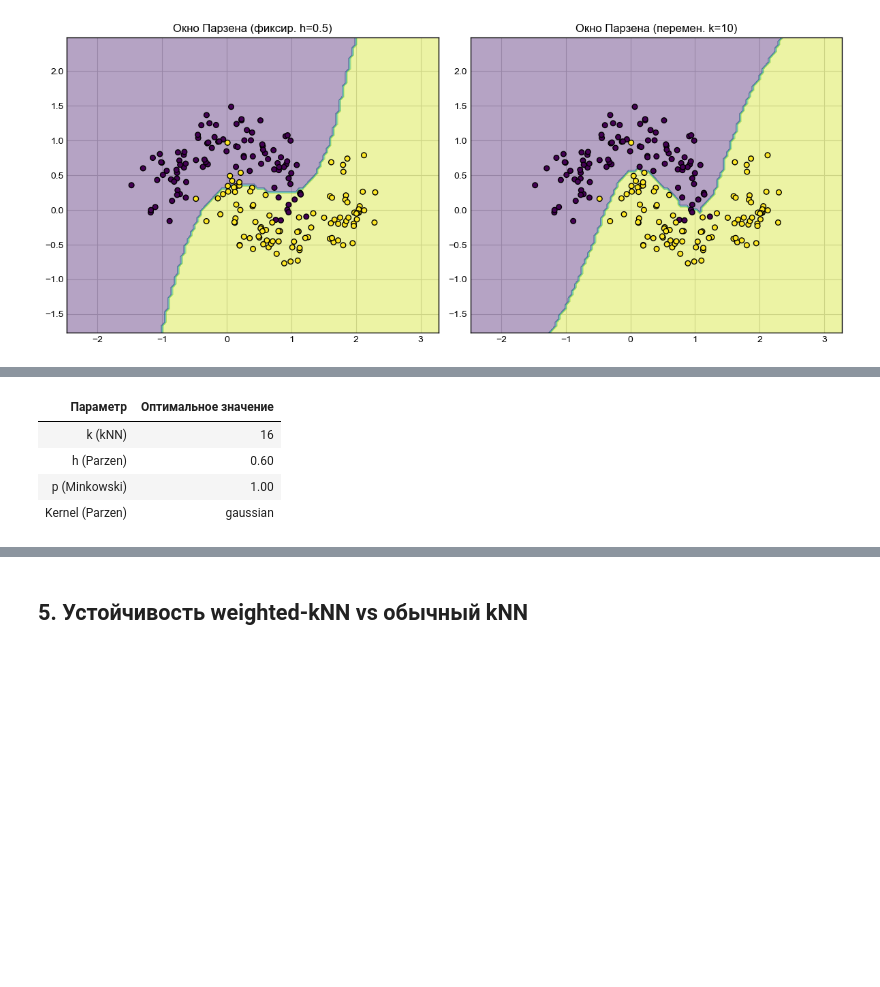
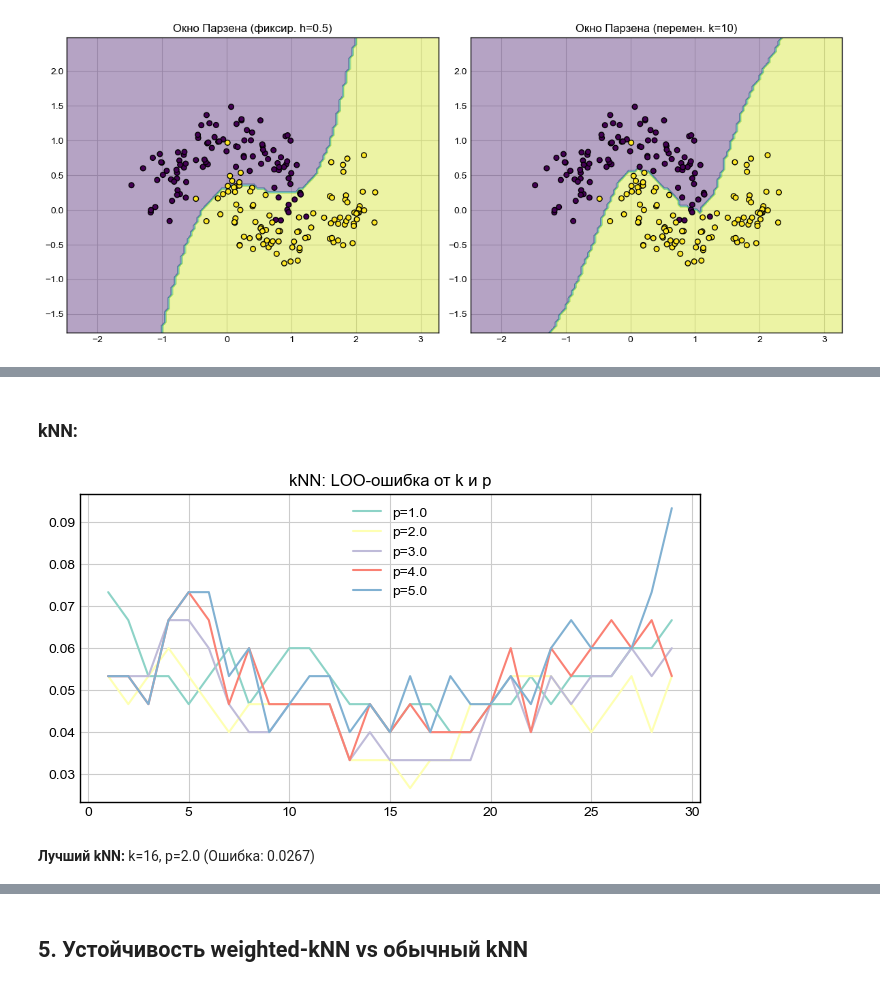
Before and after one commit to Toxele/Functional-Analysis-Cases-5-6-7, a Jupyter notebook: case_5/case_5.ipynb, the cells around one changed output, grey strips where cells are left out. Saved outputs shown, nothing was run; the diff lists cells and outputs as text; code cells hidden in the pictures; blank space fills up the shorter version.

```diff
--- a/case_5/case_5.ipynb
+++ b/case_5/case_5.ipynb
@@ -149,22 +110,0 @@ plt.show()
-# %%
-# Поиск лучших параметров
-best_k = k_range[np.argmin(loo_k)]
-best_h = h_range[np.argmin(loo_h)]
-best_p = p_range[np.argmin(loo_p)]
-
-# Перебор ядер с оптимальным h
-kernels = ['gaussian', 'triangular', 'epanechnikov', 'quartic']
-loo_kernels = [leave_one_out_classification(ParzenFixedClassifier(h=best_h, kernel=k), X_iris_scaled, y_iris) for k in kernels]
-best_kernel = kernels[np.argmin(loo_kernels)]
-
-results_best = pd.DataFrame({
-    "Параметр": ["k (kNN)", "h (Parzen)", "p (Minkowski)", "Kernel (Parzen)"],
-    "Оптимальное значение": [best_k, f"{best_h:.2f}", f"{best_p:.2f}", best_kernel]
-})
-display(results_best.style.hide(axis="index"))
-# %% [output]
-| Параметр | Оптимальное значение |
-| k (kNN) | 16 |
-| h (Parzen) | 0.60 |
-| p (Minkowski) | 1.00 |
-| Kernel (Parzen) | gaussian |
@@ -170,0 +114,28 @@ display(results_best.style.hide(axis="index"))
+# %% [markdown]
+### kNN:
+# %%
+# kNN: Подбор k и p
+k_range = range(1, 30)
+p_range = np.linspace(1, 5, 5)
+
+# Перебор параметров
+results_knn =[]
+for p in p_range:
+    for k in k_range:
+        err = leave_one_out_classification(KNNClassifier(k=k, p=p), X_iris_scaled, y_iris)
+        results_knn.append({'k': k, 'p': p, 'err': err})
+
+df_knn = pd.DataFrame(results_knn)
+best_knn = df_knn.loc[df_knn['err'].idxmin()]
+
+plt.figure(figsize=(8, 4))
+for p in p_range:
+    subset = df_knn[df_knn['p'] == p]
+    plt.plot(subset['k'], subset['err'], label=f'p={p:.1f}')
+plt.title("kNN: LOO-ошибка от k и p")
+plt.legend(); plt.show()
+
+display(HTML(f"<b>Лучший kNN:</b> k={int(best_knn['k'])}, p={best_knn['p']:.1f} (Ошибка: {best_knn['err']:.4f})"))
+# %% [output]
+[figure, added]
+Лучший kNN: k=16, p=2.0 (Ошибка: 0.0267)
```
Also changed, not shown: parts of 9 cells of this notebook.
